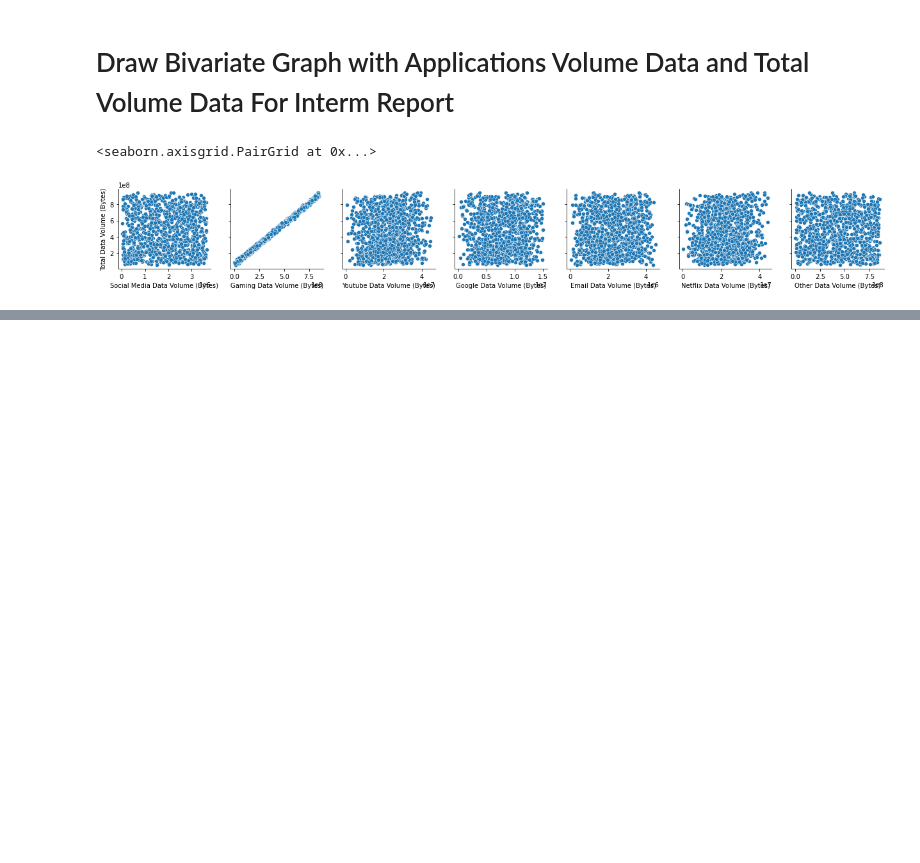
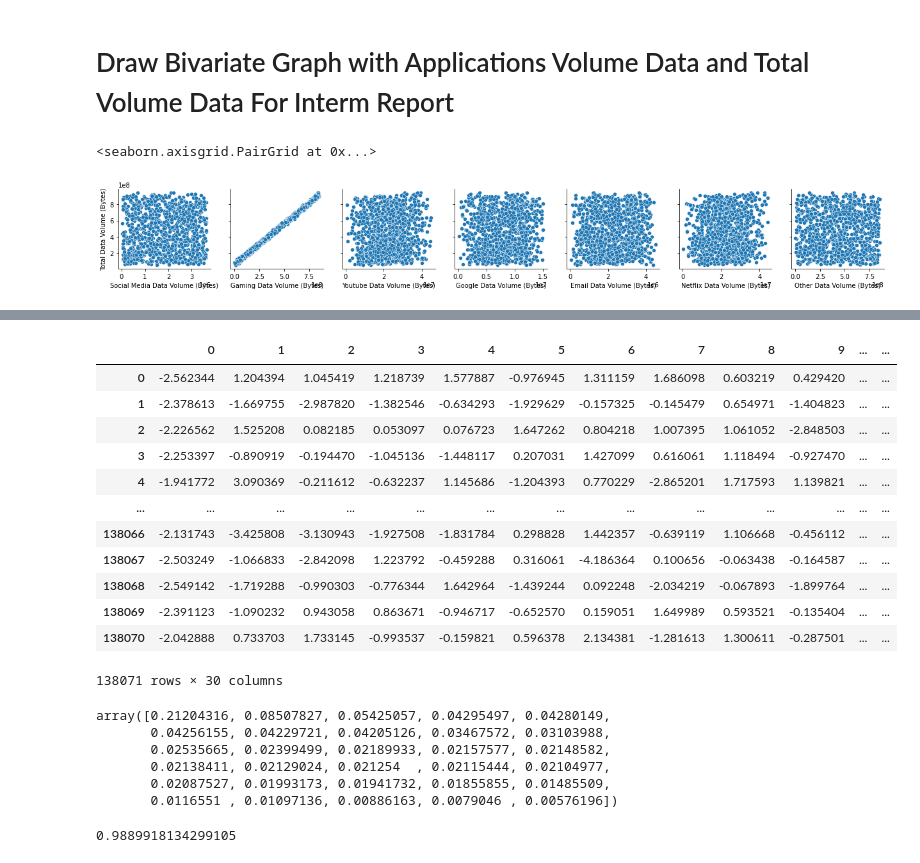
Before and after one commit to tesfayealex/Tellco-Data-Analysis, a Jupyter notebook: notebooks/User Overview Analysis.ipynb, the cells around one changed output, grey strips where cells are left out. Cells and saved outputs as stored; diff of their text form; code cells hidden in the pictures; blank space fills up the shorter version.

```diff
--- a/notebooks/User Overview Analysis.ipynb
+++ b/notebooks/User Overview Analysis.ipynb
@@ -301,0 +329,35 @@ principalDf = pd.DataFrame(data = principalComponents
+# %%
+number = 30
+number_array = range(0,number)
+pca = PCA(n_components=number)
+principalComponents = pca.fit_transform(x)
+principalDf = pd.DataFrame(data = principalComponents
+             , columns = number_array)
+principalDf
+# %% [output]
+|  | 0 | 1 | 2 | 3 | 4 | 5 | 6 | 7 | 8 | 9 | ... | ... |
+| 0 | -2.562344 | 1.204394 | 1.045419 | 1.218739 | 1.577887 | -0.976945 | 1.311159 | 1.686098 | 0.603219 | 0.429420 | ... | ... |
+| 1 | -2.378613 | -1.669755 | -2.987820 | -1.382546 | -0.634293 | -1.929629 | -0.157325 | -0.145479 | 0.654971 | -1.404823 | ... | ... |
+| 2 | -2.226562 | 1.525208 | 0.082185 | 0.053097 | 0.076723 | 1.647262 | 0.804218 | 1.007395 | 1.061052 | -2.848503 | ... | ... |
+| 3 | -2.253397 | -0.890919 | -0.194470 | -1.045136 | -1.448117 | 0.207031 | 1.427099 | 0.616061 | 1.118494 | -0.927470 | ... | ... |
+| 4 | -1.941772 | 3.090369 | -0.211612 | -0.632237 | 1.145686 | -1.204393 | 0.770229 | -2.865201 | 1.717593 | 1.139821 | ... | ... |
+| ... | ... | ... | ... | ... | ... | ... | ... | ... | ... | ... | ... | ... |
+| 138066 | -2.131743 | -3.425808 | -3.130943 | -1.927508 | -1.831784 | 0.298828 | 1.442357 | -0.639119 | 1.106668 | -0.456112 | ... | ... |
+| 138067 | -2.503249 | -1.066833 | -2.842098 | 1.223792 | -0.459288 | 0.316061 | -4.186364 | 0.100656 | -0.063438 | -0.164587 | ... | ... |
+| 138068 | -2.549142 | -1.719288 | -0.990303 | -0.776344 | 1.642964 | -1.439244 | 0.092248 | -2.034219 | -0.067893 | -1.899764 | ... | ... |
+| 138069 | -2.391123 | -1.090232 | 0.943058 | 0.863671 | -0.946717 | -0.652570 | 0.159051 | 1.649989 | 0.593521 | -0.135404 | ... | ... |
+| 138070 | -2.042888 | 0.733703 | 1.733145 | -0.993537 | -0.159821 | 0.596378 | 2.134381 | -1.281613 | 1.300611 | -0.287501 | ... | ... |
+138071 rows × 30 columns
+# %%
+pca.explained_variance_ratio_
+# %% [output]
+array([0.21204316, 0.08507827, 0.05425057, 0.04295497, 0.04280149,
+       0.04256155, 0.04229721, 0.04205126, 0.03467572, 0.03103988,
+       0.02535665, 0.02399499, 0.02189933, 0.02157577, 0.02148582,
+       0.02138411, 0.02129024, 0.021254  , 0.02115444, 0.02104977,
+       0.02087527, 0.01993173, 0.01941732, 0.01855855, 0.01485509,
+       0.0116551 , 0.01097136, 0.00886163, 0.0079046 , 0.00576196])
+# %%
+pca.explained_variance_ratio_.sum()
+# %% [output]
+0.9889918134299105
```
Also changed, not shown: parts of 12 cells of this notebook, 5 other files.
